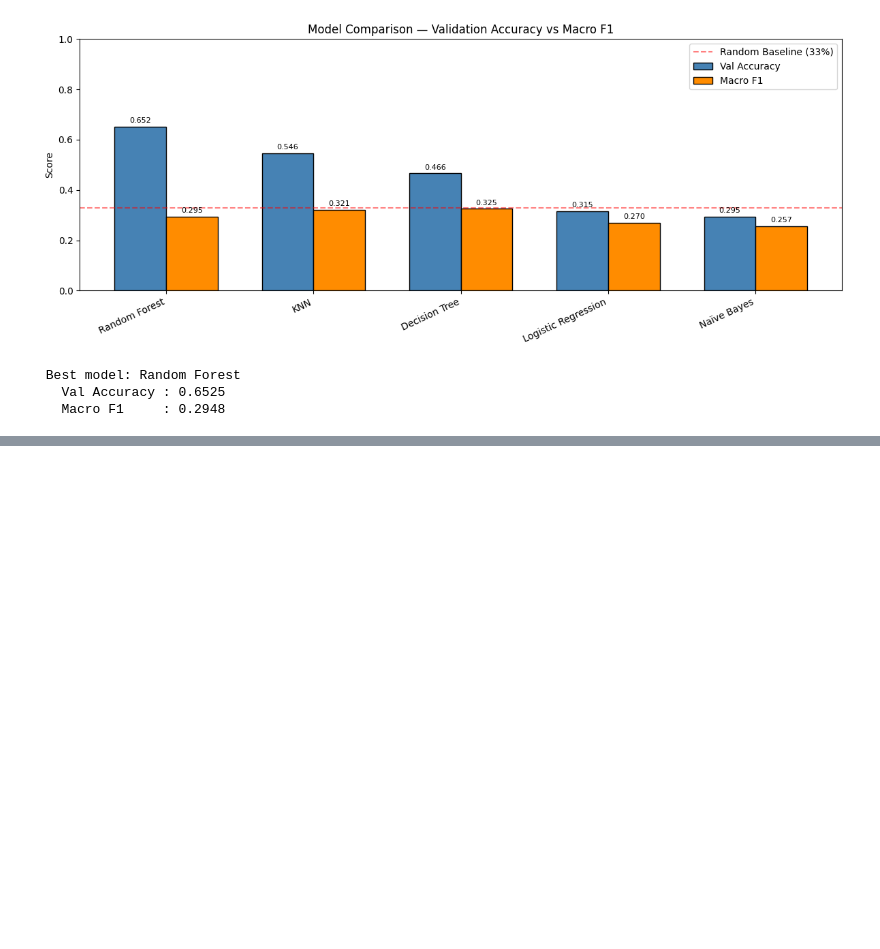
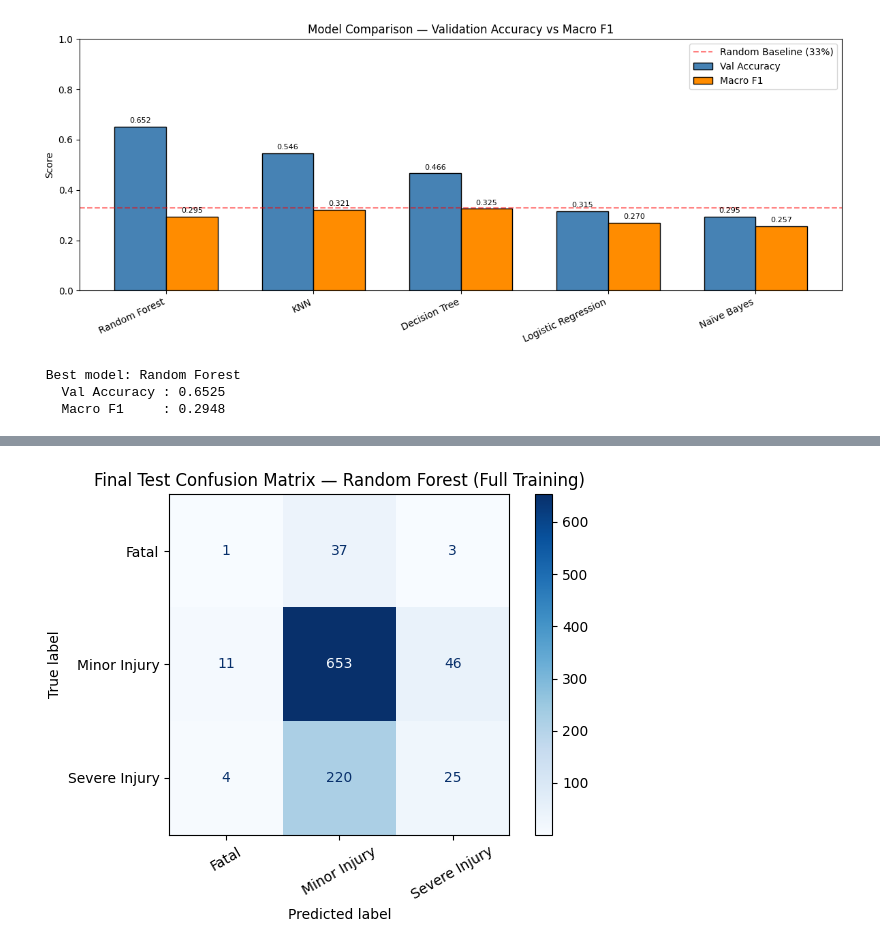
Before and after one commit to GannaReda/ML-55-20722, a Jupyter notebook: car_crash_severity_prediction.ipynb, the cells around one changed output, grey strips where cells are left out. Saved outputs shown, nothing was run; the diff lists cells and outputs as text; code cells hidden in the pictures; blank space fills up the shorter version.

```diff
--- a/car_crash_severity_prediction.ipynb
+++ b/car_crash_severity_prediction.ipynb
@@ -1351,0 +1352,78 @@ print(f"   Macro F1     : {comparison_df.iloc[0]['Macro F1']:.4f}")
+# %%
+# ═══════════════════════════════════════════════════════════════
+# Re-train Best Model (Random Forest) on Full Training Data
+# ═══════════════════════════════════════════════════════════════
+
+# ── Combine Train + Validation ─────────────────────────────────
+X_full = np.vstack([X_train_sc, X_val_sc])
+y_full = np.concatenate([y_train, y_val])
+
+print(f"Train size      : {len(X_train_sc)}")
+print(f"Validation size : {len(X_val_sc)}")
+print(f"Full size       : {len(X_full)}")
+
+# ── Apply SMOTE on Full Data (Fatal only) ──────────────────────
+sm_full = SMOTE(
+    random_state=42,
+    sampling_strategy={0: 400} # Fatal only
+)
+X_full_res, y_full_res = sm_full.fit_resample(X_full, y_full)
+
+print(f"\nFull size after SMOTE : {len(X_full_res)}")
+print("\nClass distribution after SMOTE:")
+unique, counts = np.unique(y_full_res, return_counts=True)
+for cls, count in zip(label_enc_target.classes_, counts):
+    print(f"  {cls:15s}: {count} ({count/len(y_full_res)*100:.1f}%)")
+
+# ── Re-train Random Forest on Full Data ───────────────────────
+best_rf = RandomForestClassifier(
+    n_estimators=grid_search_rf.best_params_['rf__n_estimators'],
+    max_depth=grid_search_rf.best_params_['rf__max_depth'],
+    class_weight=grid_search_rf.best_params_['rf__class_weight'],
+    min_samples_split=5,
+    min_samples_leaf=3,
+    max_features='sqrt',
+    n_jobs=-1,
+    random_state=42
+)
+
+best_rf.fit(X_full_res, y_full_res)
+print(f"\n✅ Random Forest re-trained on full data ({len(X_full_res)} samples)")
+
+# ── Final Evaluation on Test Set ──────────────────────────────
+y_test_pred = best_rf.predict(X_test_sc)
+
+acc = accuracy_score(y_test_encoded, y_test_pred)
+f1  = f1_score(y_test_encoded, y_test_pred,
+               average='macro', zero_division=0)
+
+print(f"\n{'='*60}")
+print(f"  Final Test Evaluation — Random Forest (Full Training)")
+print(f"{'='*60}")
+print(f"  Test Accuracy  : {acc:.4f}")
+print(f"  Macro F1-Score : {f1:.4f}")
+print()
+print(classification_report(y_test_encoded, y_test_pred,
+                             target_names=label_enc_target.classes_,
+                             zero_division=0))
+
+# ── Confusion Matrix ───────────────────────────────────────────
+cm = confusion_matrix(y_test_encoded, y_test_pred)
+disp = ConfusionMatrixDisplay(
+            cm, display_labels=label_enc_target.classes_)
+disp.plot(cmap='Blues', xticks_rotation=30)
+plt.title('Final Test Confusion Matrix — Random Forest (Full Training)')
+plt.tight_layout()
+plt.show()
+
+# ── Compare Val vs Full Retrain ────────────────────────────────
+print("\n=== Performance Comparison ===\n")
+print(f"{'Metric':20s} {'Val (partial)':>15} {'Test (full)':>15}")
+print("-" * 52)
+print(f"{'Accuracy':20s} "
+      f"{results['Random Forest']['accuracy']:>15.4f} "
+      f"{acc:>15.4f}")
+print(f"{'Macro F1':20s} "
+      f"{results['Random Forest']['macro_f1']:>15.4f} "
+      f"{f1:>15.4f}")
+# %% [output]
@@ -1351,0 +1447 @@ print(f"   Macro F1     : {comparison_df.iloc[0]['Macro F1']:.4f}")
+[figure, added]
```
Also changed, not shown: parts of 5 cells of this notebook.
